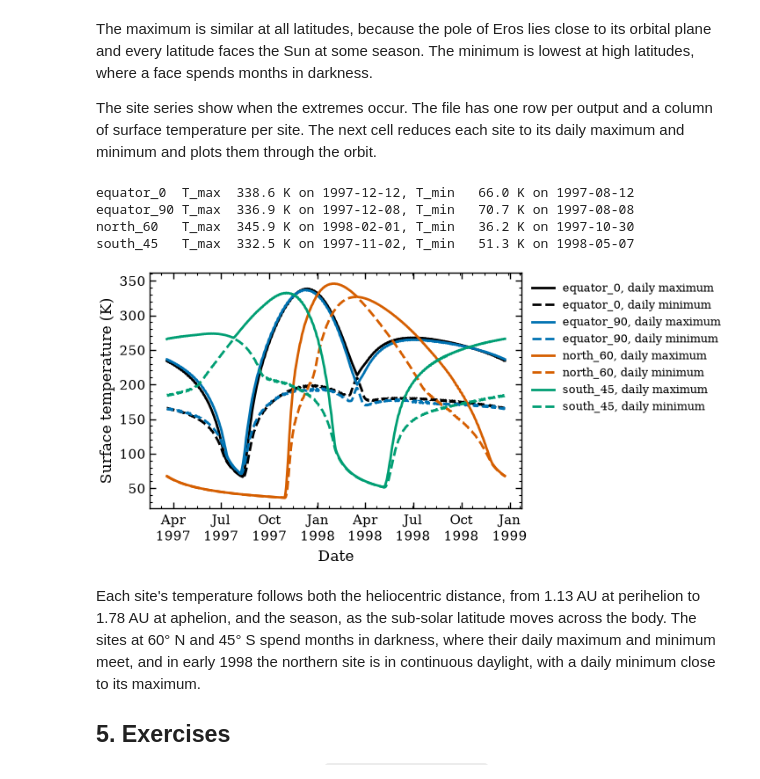
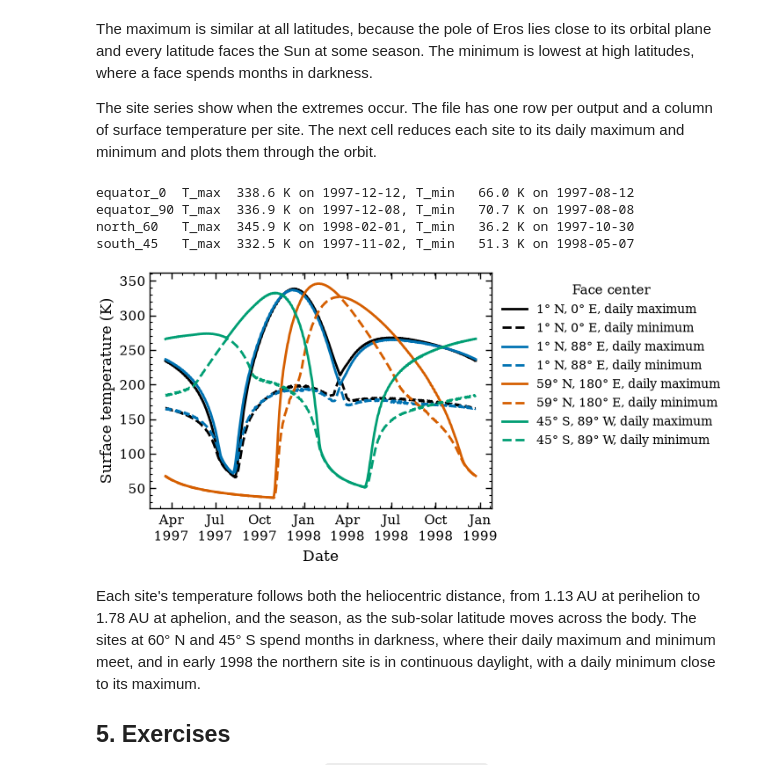
Before and after one commit to phayne/ptm3d, a Jupyter notebook: docs/tutorials/notebooks/07_asteroid_flyby_and_orbit.ipynb, the cells around one changed output. Saved outputs shown, nothing was run; the diff lists cells and outputs as text; code cells hidden in the pictures.

```diff
--- a/docs/tutorials/notebooks/07_asteroid_flyby_and_orbit.ipynb
+++ b/docs/tutorials/notebooks/07_asteroid_flyby_and_orbit.ipynb
@@ -166,14 +166,19 @@ four sites of `examples/asteroid_sites.csv`, each at the face nearest its latitu
 # %%
 with open(ROOT / "examples" / "asteroid_sites.csv") as fh:
     sites = [(r["name"], float(r["lat"]), float(r["lon"])) for r in csv.DictReader(fh)]
+def face_center(run, face):
+    # The center of the face plotted, which need not lie on the site asked for.
+    lat, lon = run.lat[face], run.lon[face]
+    return (f"{abs(lat):.0f}° {'N' if lat >= 0 else 'S'}, "
+            f"{abs(lon):.0f}° {'E' if round(lon) >= 0 else 'W'}")
+
 fig, ax = plt.subplots(figsize=(plots.DOUBLE_W, 3.6), layout="constrained")
 for name, lat, lon in sites:
-    face = eros.face_at(lat, lon)       # label with the face plotted, not the request
+    face = eros.face_at(lat, lon)
     hours, T = eros.series("temperature", face=face)
-    ax.plot(hours - hours[flyby], T,
-            label=f"{name} (face at {int(round(eros.lat[face]))}°, {int(round(eros.lon[face]))}° E)")
-ax.axvline(0.0, color="0.4", lw=1.0, ls=(0, (1, 3)), label="closest approach")
+    ax.plot(hours - hours[flyby], T, label=face_center(eros, face))
+ax.axvline(0.0, color="0.4", lw=1.0, ls=(0, (1, 3)), label="Closest approach")
 ax.set_xlabel("Time from closest approach (hours)")
 ax.set_ylabel("Surface temperature (K)")
-ax.legend(loc="upper left", bbox_to_anchor=(1.0, 1.0));
+ax.legend(title="Face center", loc="upper left", bbox_to_anchor=(1.0, 1.0));
 # %% [output]
@@ -244,29 +249,30 @@ and plots them through the orbit.
 # %%
 table = np.genfromtxt(ORBIT / "orbit_sites.csv", delimiter=",", names=True, dtype=None, encoding="utf-8")
 table = table[table["Time"] >= "1997-03-20T11:00:00"]          # drop the spin-up rows
 days = np.array([t[:10] for t in table["Time"]], dtype="datetime64[D]")
 unique_days = np.unique(days)
 fig, ax = plt.subplots(figsize=(plots.DOUBLE_W, 3.4), constrained_layout=True)
 for (name, lat, lon), color in zip(sites, ("C0", "C1", "C2", "C3")):
     T = table[f"{name}_Ts"]
     daily_max = np.array([T[days == d].max() for d in unique_days])
     daily_min = np.array([T[days == d].min() for d in unique_days])
-    ax.plot(unique_days, daily_max, "-", color=color, label=f"{name}, daily maximum")
-    ax.plot(unique_days, daily_min, "--", color=color, label=f"{name}, daily minimum")
+    where = face_center(orbit, orbit.face_at(lat, lon))
+    ax.plot(unique_days, daily_max, "-", color=color, label=f"{where}, daily maximum")
+    ax.plot(unique_days, daily_min, "--", color=color, label=f"{where}, daily minimum")
     print(f"{name:10s} T_max {T.max():6.1f} K on {table['Time'][np.argmax(T)][:10]}, "
           f"T_min {T.min():6.1f} K on {table['Time'][np.argmin(T)][:10]}")
 import matplotlib.dates as mdates
 ax.xaxis.set_major_locator(mdates.MonthLocator(bymonth=(1, 4, 7, 10)))
 ax.xaxis.set_major_formatter(mdates.DateFormatter("%b\n%Y"))
 ax.set_ylabel("Surface temperature (K)")
 ax.set_xlabel("Date")
-ax.legend(loc="upper left", bbox_to_anchor=(1.0, 1.0), fontsize=9);
+ax.legend(title="Face center", loc="upper left", bbox_to_anchor=(1.0, 1.0));
 # %% [output]
 equator_0  T_max  338.6 K on 1997-12-12, T_min   66.0 K on 1997-08-12
 equator_90 T_max  336.9 K on 1997-12-08, T_min   70.7 K on 1997-08-08
 north_60   T_max  345.9 K on 1998-02-01, T_min   36.2 K on 1997-10-30
 south_45   T_max  332.5 K on 1997-11-02, T_min   51.3 K on 1998-05-07
-[figure, old version]
+[figure, new version]
 # %% [markdown]
 Each site's temperature follows both the heliocentric distance, from 1.13 AU at perihelion to
 1.78 AU at aphelion, and the season, as the sub-solar latitude moves across the body. The sites at
```
Also changed, not shown: parts of 2 cells of this notebook.
